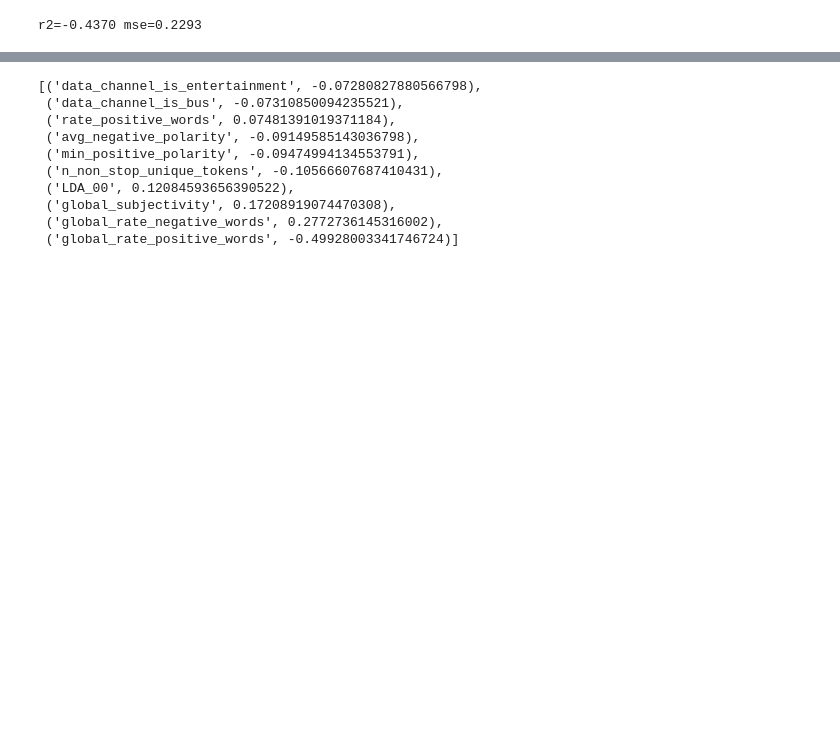
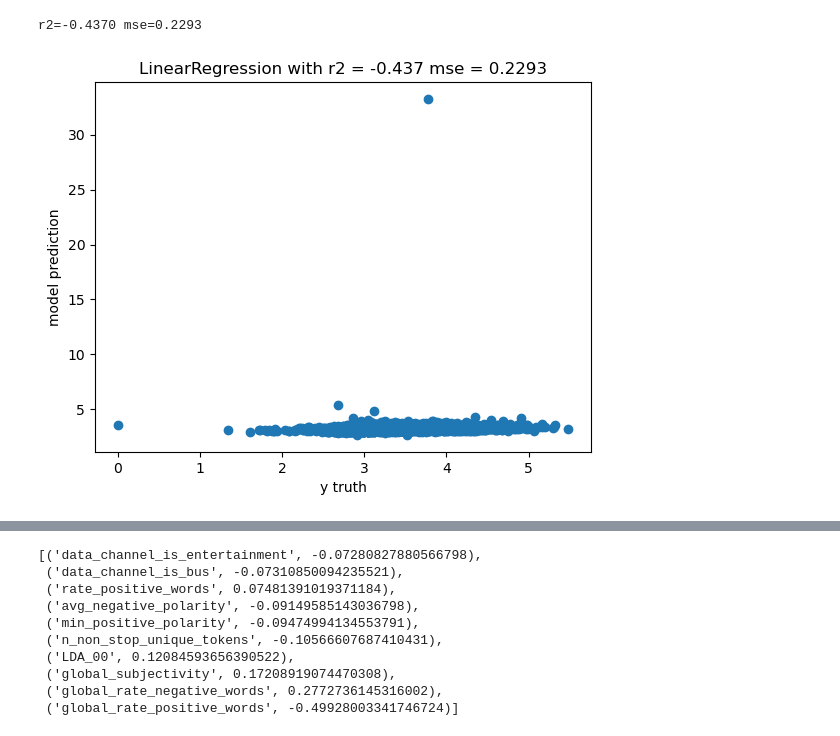
Before and after one commit to stat220/final-lab-chase-cole-grant-noah-group-2, a Jupyter notebook: final-lab.ipynb, the cells around one changed output, grey strips where cells are left out. Saved outputs shown, nothing was run; the diff lists cells and outputs as text; code cells hidden in the pictures; blank space fills up the shorter version.

Commit message:
Added visuals for model predictions

```diff
--- a/final-lab.ipynb
+++ b/final-lab.ipynb
@@ -149,3 +149,11 @@ mse = mean_squared_error(y_test, pred)
 print(f'{r2=:.4f} {mse=:.4f}')
 # %% [output]
 r2=-0.4370 mse=0.2293
+# %%
+plt.scatter(y_test, pred)
+plt.title(f'LinearRegression with r2 = {r2:.3f} mse = {mse:.4f}')
+plt.xlabel('y truth')
+plt.ylabel('model prediction')
+plt.show()
+# %% [output]
+[figure, added]
```
Also changed, not shown: parts of 7 cells of this notebook.
